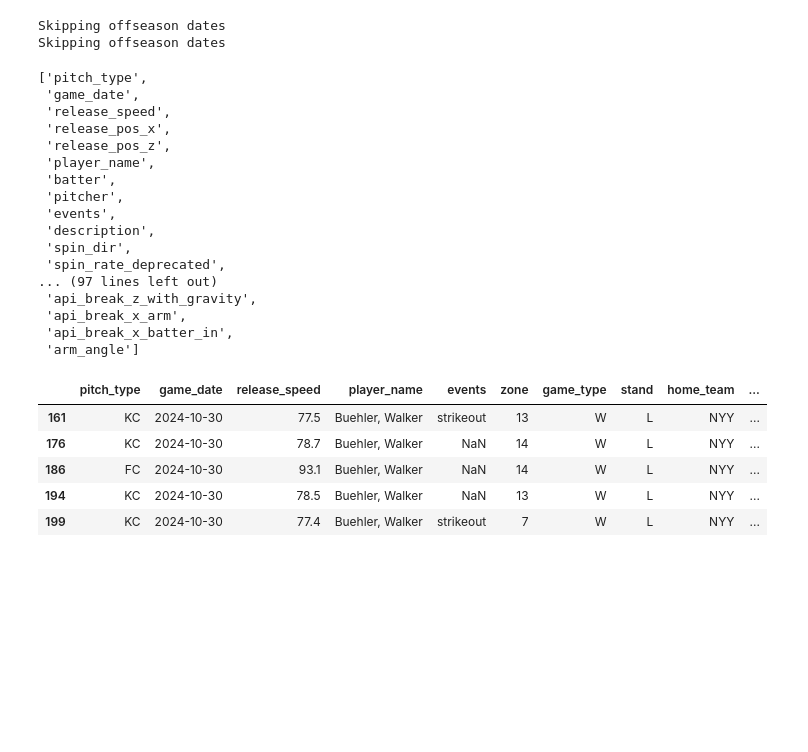
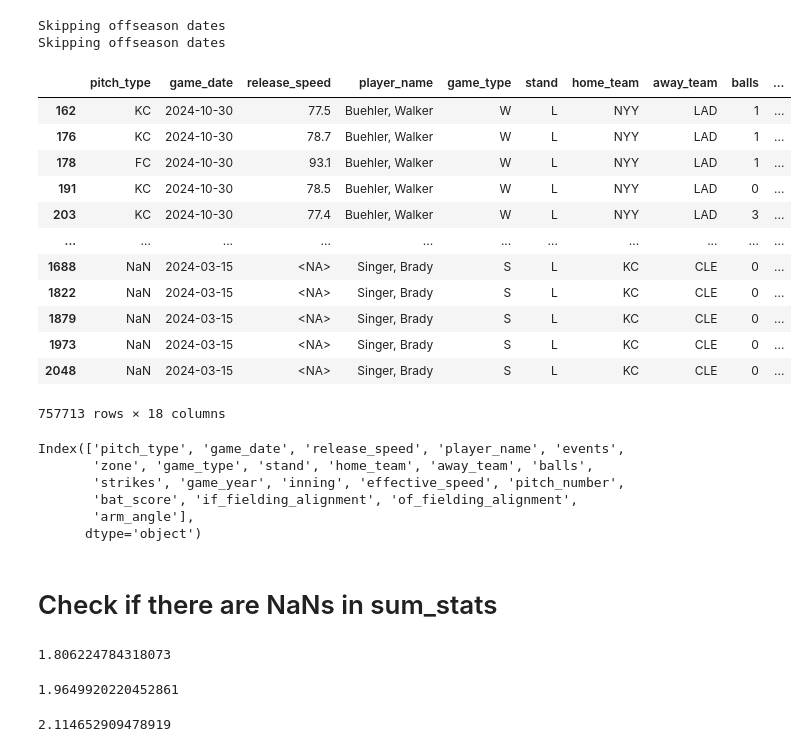
Before and after one commit to LouieGGG/Baseball-Project, a Jupyter notebook: main.ipynb, the cells around one changed output. Cells and saved outputs as stored; diff of their text form; code cells hidden in the pictures; blank space fills up the shorter version.

```diff
--- a/main.ipynb
+++ b/main.ipynb
@@ -34,25 +32,5 @@ test_stats = stats.copy()
-# %%
-test_stats.columns.to_list()
-# %% [output]
-['pitch_type',
- 'game_date',
- 'release_speed',
- 'release_pos_x',
- 'release_pos_z',
- 'player_name',
- 'batter',
- 'pitcher',
- 'events',
- 'description',
- 'spin_dir',
- 'spin_rate_deprecated',
-... (97 lines left out)
- 'api_break_z_with_gravity',
- 'api_break_x_arm',
- 'api_break_x_batter_in',
- 'arm_angle']
 # %%
-sample_test = test_stats.drop(['release_pos_x',
+sum_stats = stats.drop(['release_pos_x',
  'release_pos_z',
  'batter',
  'pitcher',
@@ -149,5 +127,6 @@ sample_test = test_stats.drop(['release_pos_x',
   'break_angle_deprecated',
   'break_length_deprecated',
   'p_throws',
-
+  'events',
+  'zone'
  ], axis=1)
@@ -156,9 +132,0 @@ final_csv = sample_test.copy().head(5)
-# %%
-final_csv
-# %% [output]
-|  | pitch_type | game_date | release_speed | player_name | events | zone | game_type | stand | home_team | ... |
-| 161 | KC | 2024-10-30 | 77.5 | Buehler, Walker | strikeout | 13 | W | L | NYY | ... |
-| 176 | KC | 2024-10-30 | 78.7 | Buehler, Walker | NaN | 14 | W | L | NYY | ... |
-| 186 | FC | 2024-10-30 | 93.1 | Buehler, Walker | NaN | 14 | W | L | NYY | ... |
-| 194 | KC | 2024-10-30 | 78.5 | Buehler, Walker | NaN | 13 | W | L | NYY | ... |
-| 199 | KC | 2024-10-30 | 77.4 | Buehler, Walker | strikeout | 7 | W | L | NYY | ... |
@@ -168,0 +133,39 @@ final_csv.to_csv("beta_0.0.csv",
+# %%
+sum_stats
+# %% [output]
+|  | pitch_type | game_date | release_speed | player_name | game_type | stand | home_team | away_team | balls | ... |
+| 162 | KC | 2024-10-30 | 77.5 | Buehler, Walker | W | L | NYY | LAD | 1 | ... |
+| 176 | KC | 2024-10-30 | 78.7 | Buehler, Walker | W | L | NYY | LAD | 1 | ... |
+| 178 | FC | 2024-10-30 | 93.1 | Buehler, Walker | W | L | NYY | LAD | 1 | ... |
+| 191 | KC | 2024-10-30 | 78.5 | Buehler, Walker | W | L | NYY | LAD | 0 | ... |
+| 203 | KC | 2024-10-30 | 77.4 | Buehler, Walker | W | L | NYY | LAD | 3 | ... |
+| ... | ... | ... | ... | ... | ... | ... | ... | ... | ... | ... |
+| 1688 | NaN | 2024-03-15 | <NA> | Singer, Brady | S | L | KC | CLE | 0 | ... |
+| 1822 | NaN | 2024-03-15 | <NA> | Singer, Brady | S | L | KC | CLE | 0 | ... |
+| 1879 | NaN | 2024-03-15 | <NA> | Singer, Brady | S | L | KC | CLE | 0 | ... |
+| 1973 | NaN | 2024-03-15 | <NA> | Singer, Brady | S | L | KC | CLE | 0 | ... |
+| 2048 | NaN | 2024-03-15 | <NA> | Singer, Brady | S | L | KC | CLE | 0 | ... |
+757713 rows × 18 columns
+# %%
+sum_stats.columns
+# %% [output]
+Index(['pitch_type', 'game_date', 'release_speed', 'player_name', 'events',
+       'zone', 'game_type', 'stand', 'home_team', 'away_team', 'balls',
+       'strikes', 'game_year', 'inning', 'effective_speed', 'pitch_number',
+       'bat_score', 'if_fielding_alignment', 'of_fielding_alignment',
+       'arm_angle'],
+      dtype='object')
+# %% [markdown]
+# Check if there are NaNs in sum_stats
+# %%
+sum_stats['pitch_type'].isna().sum()/len(sum_stats)*100
+# %% [output]
+1.806224784318073
+# %%
+sum_stats['release_speed'].isna().sum()/len(sum_stats)*100
+# %% [output]
+1.9649920220452861
+# %%
+sum_stats['effective_speed'].isna().sum()/len(sum_stats)*100
+# %% [output]
+2.114652909478919
```
Also changed, not shown: parts of 7 cells of this notebook.
